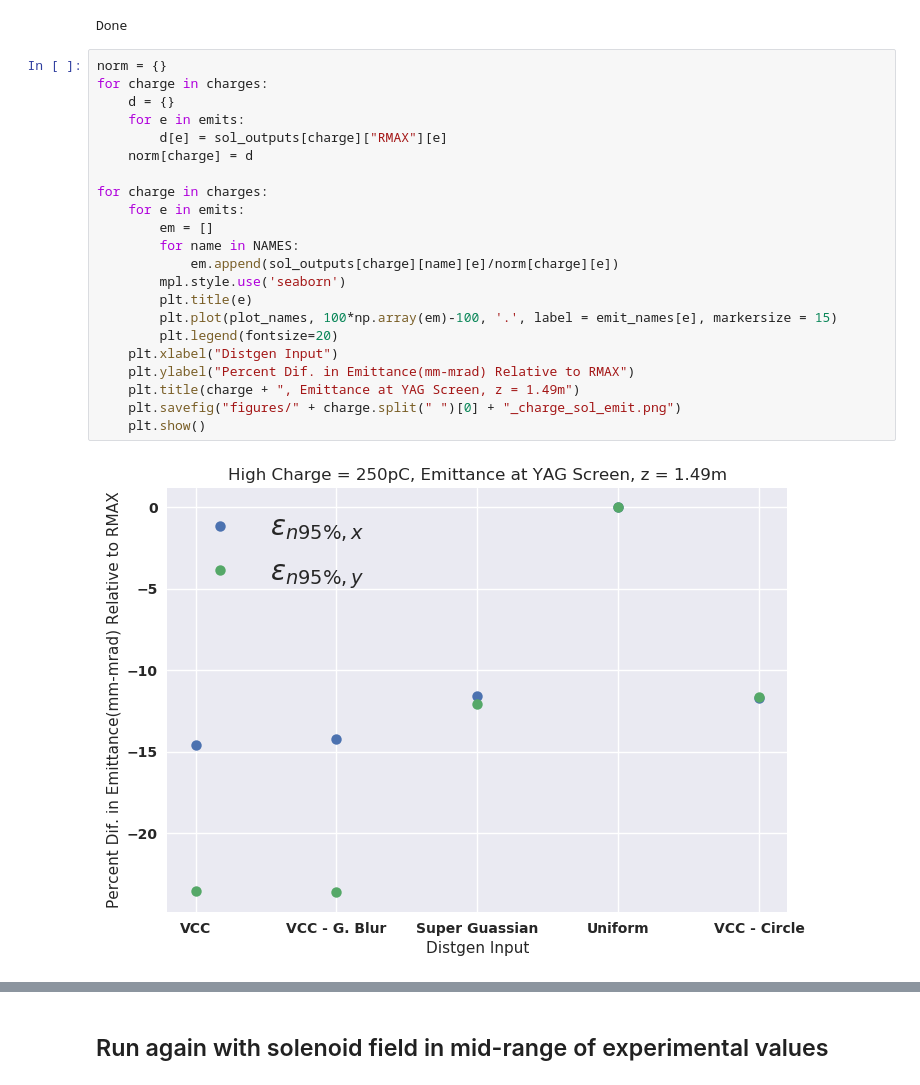
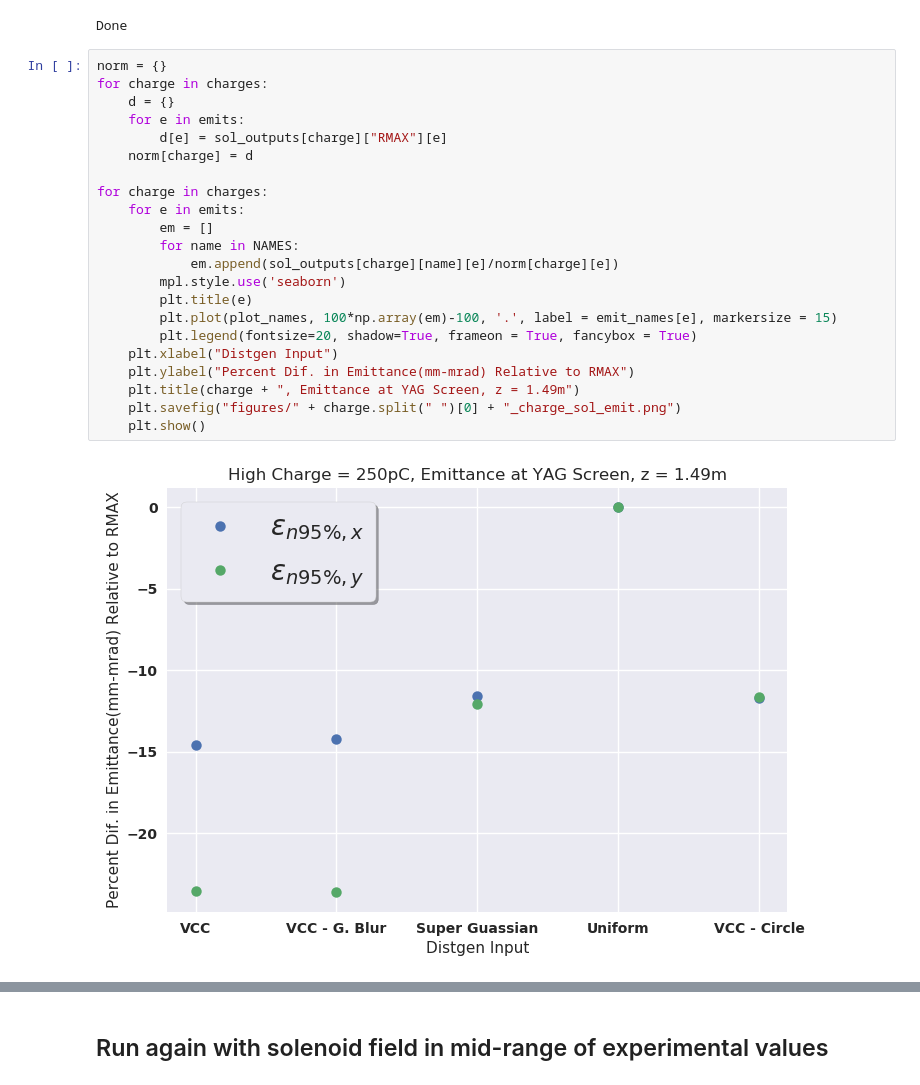
Before and after one commit to slaclab/lcls-sc-inj-surrogate, a Jupyter notebook: paper/AstraParticleInputShapeCompare.ipynb, the cells around one changed output, grey strips where cells are left out. Cells and saved outputs as stored; diff of their text form.

Commit message:
nicer legend

```diff
--- a/paper/AstraParticleInputShapeCompare.ipynb
+++ b/paper/AstraParticleInputShapeCompare.ipynb
@@ -182,24 +182,24 @@ Done
 # %%
 norm = {}
 for charge in charges:
     d = {}
     for e in emits:
         d[e] = sol_outputs[charge]["RMAX"][e]
     norm[charge] = d
 
 for charge in charges:
     for e in emits:
         em = []
         for name in NAMES:
             em.append(sol_outputs[charge][name][e]/norm[charge][e])
         mpl.style.use('seaborn')
         plt.title(e)
         plt.plot(plot_names, 100*np.array(em)-100, '.', label = emit_names[e], markersize = 15)
-        plt.legend(fontsize=20)
+        plt.legend(fontsize=20, shadow=True, frameon = True, fancybox = True)
     plt.xlabel("Distgen Input")
     plt.ylabel("Percent Dif. in Emittance(mm-mrad) Relative to RMAX")
     plt.title(charge + ", Emittance at YAG Screen, z = 1.49m")
     plt.savefig("figures/" + charge.split(" ")[0] + "_charge_sol_emit.png")
     plt.show()
 # %% [output]
-[figure, old version]
+[figure, new version]
```
Also changed, not shown: parts of 4 cells of this notebook, 8 other files.
